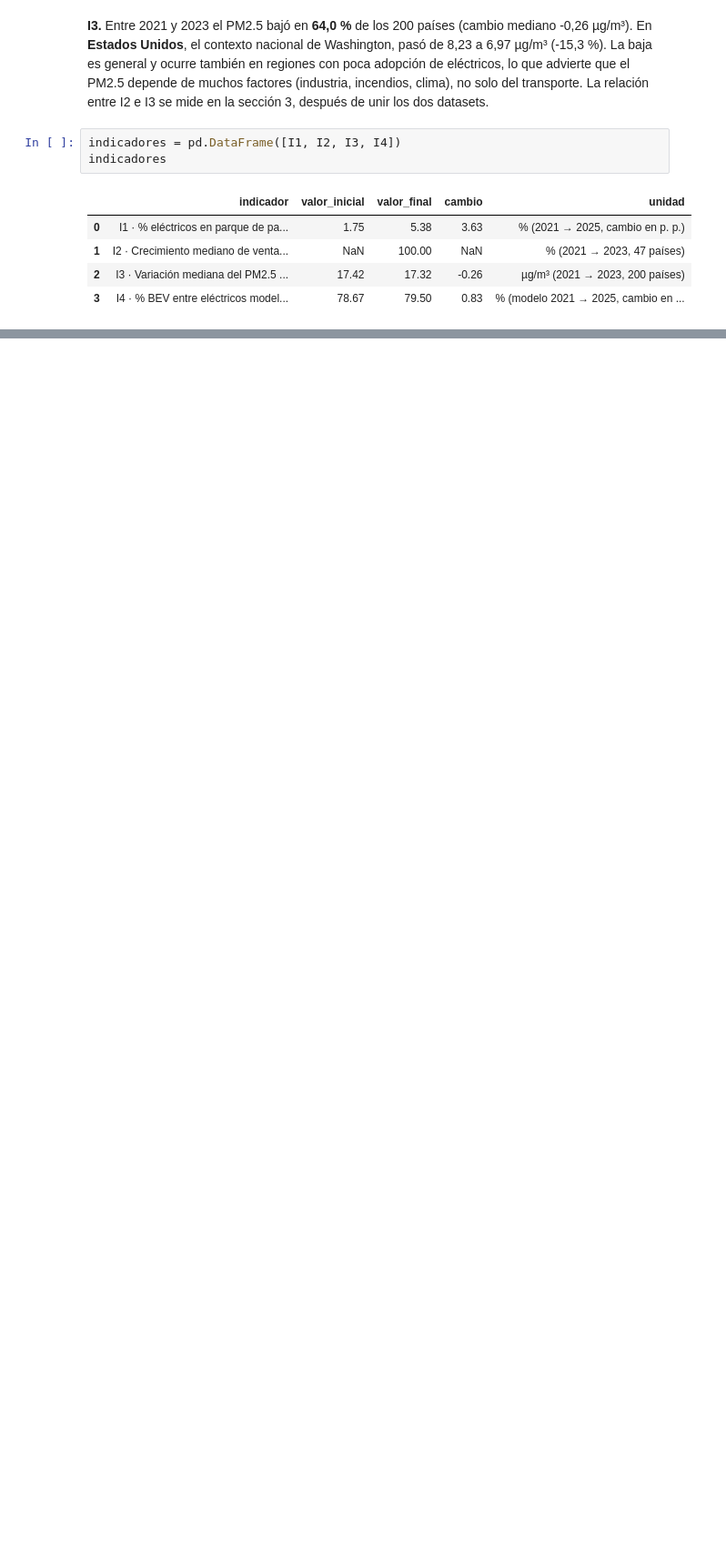
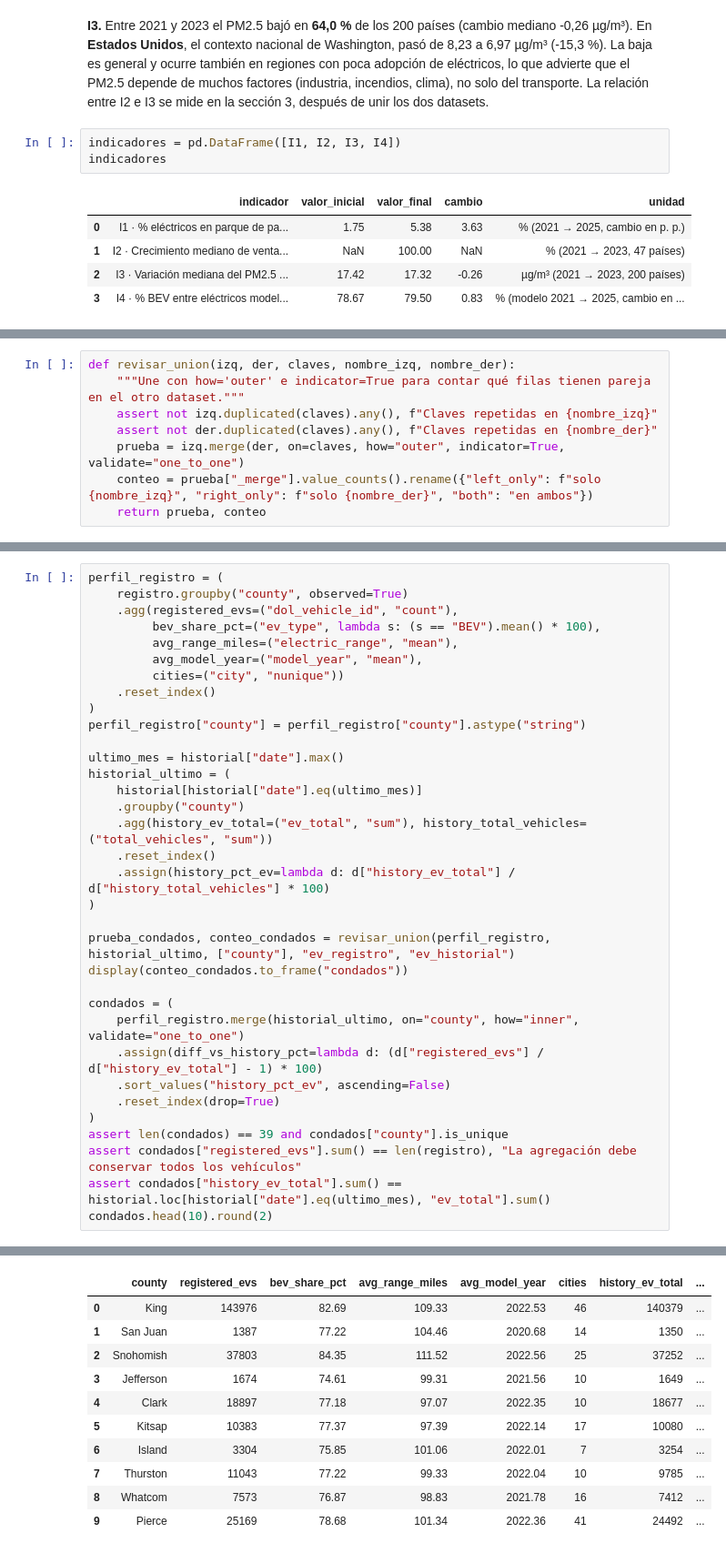
Before and after one commit to juan-camilo-sarrazola-agudelo/ev-pm25-diagnostico-calidad, a Jupyter notebook: notebooks/data_preparation.ipynb, the cells around one changed output, grey strips where cells are left out. Shown at 91% size. Cells and saved outputs as stored; diff of their text form; blank space fills up the shorter version.

```diff
--- a/notebooks/data_preparation.ipynb
+++ b/notebooks/data_preparation.ipynb
@@ -999,0 +1015,8 @@ indicadores
+# %%
+def revisar_union(izq, der, claves, nombre_izq, nombre_der):
+    """Une con how='outer' e indicator=True para contar qué filas tienen pareja en el otro dataset."""
+    assert not izq.duplicated(claves).any(), f"Claves repetidas en {nombre_izq}"
+    assert not der.duplicated(claves).any(), f"Claves repetidas en {nombre_der}"
+    prueba = izq.merge(der, on=claves, how="outer", indicator=True, validate="one_to_one")
+    conteo = prueba["_merge"].value_counts().rename({"left_only": f"solo {nombre_izq}", "right_only": f"solo {nombre_der}", "both": "en ambos"})
+    return prueba, conteo
@@ -999,0 +1142,35 @@ indicadores
+# %%
+perfil_registro = (
+    registro.groupby("county", observed=True)
+    .agg(registered_evs=("dol_vehicle_id", "count"),
+         bev_share_pct=("ev_type", lambda s: (s == "BEV").mean() * 100),
+         avg_range_miles=("electric_range", "mean"),
+         avg_model_year=("model_year", "mean"),
+         cities=("city", "nunique"))
+    .reset_index()
+)
+perfil_registro["county"] = perfil_registro["county"].astype("string")
+
+ultimo_mes = historial["date"].max()
+historial_ultimo = (
+    historial[historial["date"].eq(ultimo_mes)]
+    .groupby("county")
+    .agg(history_ev_total=("ev_total", "sum"), history_total_vehicles=("total_vehicles", "sum"))
+    .reset_index()
+    .assign(history_pct_ev=lambda d: d["history_ev_total"] / d["history_total_vehicles"] * 100)
+)
+
+prueba_condados, conteo_condados = revisar_union(perfil_registro, historial_ultimo, ["county"], "ev_registro", "ev_historial")
+display(conteo_condados.to_frame("condados"))
+
+condados = (
+    perfil_registro.merge(historial_ultimo, on="county", how="inner", validate="one_to_one")
+    .assign(diff_vs_history_pct=lambda d: (d["registered_evs"] / d["history_ev_total"] - 1) * 100)
+    .sort_values("history_pct_ev", ascending=False)
+    .reset_index(drop=True)
+)
+assert len(condados) == 39 and condados["county"].is_unique
+assert condados["registered_evs"].sum() == len(registro), "La agregación debe conservar todos los vehículos"
+assert condados["history_ev_total"].sum() == historial.loc[historial["date"].eq(ultimo_mes), "ev_total"].sum()
+condados.head(10).round(2)
+# %% [output]
@@ -999,0 +1182,11 @@ indicadores
+|  | county | registered_evs | bev_share_pct | avg_range_miles | avg_model_year | cities | history_ev_total | ... |
+| 0 | King | 143976 | 82.69 | 109.33 | 2022.53 | 46 | 140379 | ... |
+| 1 | San Juan | 1387 | 77.22 | 104.46 | 2020.68 | 14 | 1350 | ... |
+| 2 | Snohomish | 37803 | 84.35 | 111.52 | 2022.56 | 25 | 37252 | ... |
+| 3 | Jefferson | 1674 | 74.61 | 99.31 | 2021.56 | 10 | 1649 | ... |
+| 4 | Clark | 18897 | 77.18 | 97.07 | 2022.35 | 10 | 18677 | ... |
+| 5 | Kitsap | 10383 | 77.37 | 97.39 | 2022.14 | 17 | 10080 | ... |
+| 6 | Island | 3304 | 75.85 | 101.06 | 2022.01 | 7 | 3254 | ... |
+| 7 | Thurston | 11043 | 77.22 | 99.33 | 2022.04 | 10 | 9785 | ... |
+| 8 | Whatcom | 7573 | 76.87 | 98.83 | 2021.78 | 16 | 7412 | ... |
+| 9 | Pierce | 25169 | 78.68 | 101.34 | 2022.36 | 41 | 24492 | ... |
```
Also changed, not shown: parts of 20 cells of this notebook, 4 other files.
